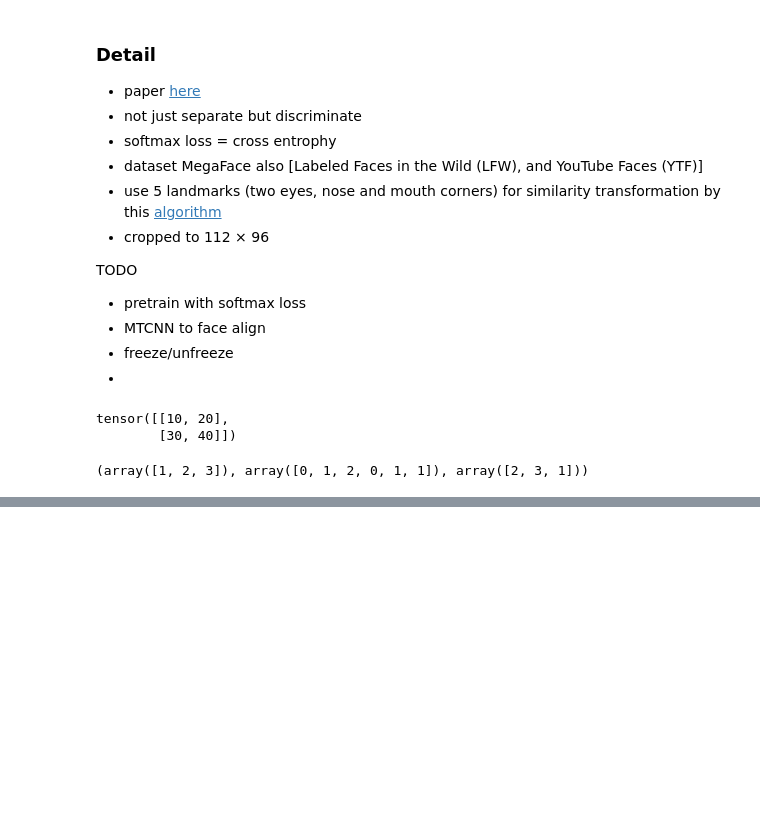
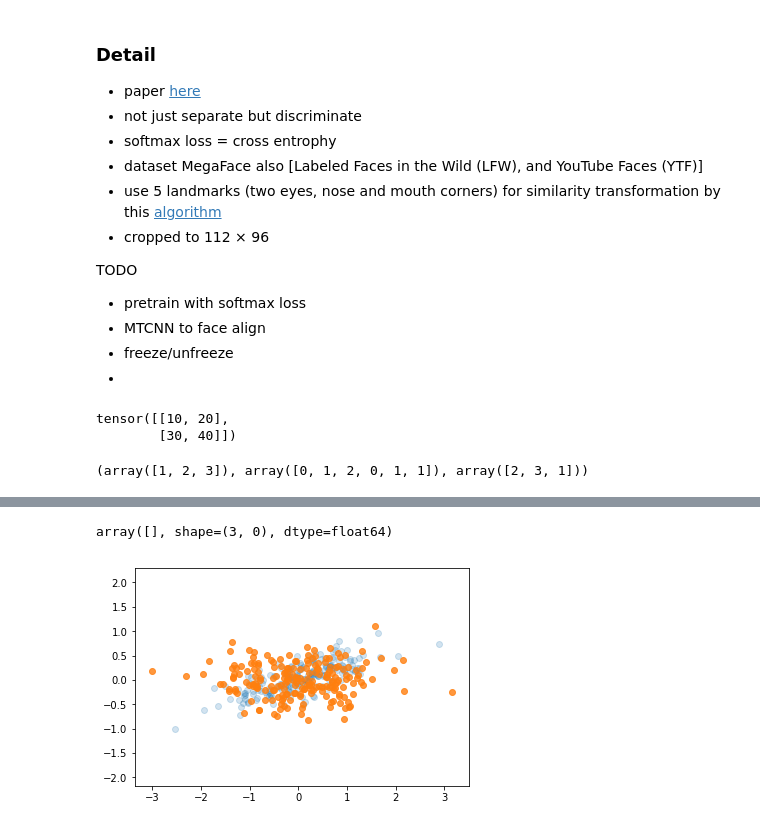
Before and after one commit to exitudio/research-ai, a Jupyter notebook: experiment/one-shot-learning/3. Center Loss.ipynb, the cells around one changed output, grey strips where cells are left out. Drawn from its saved outputs; the diff is of its cells as text; code cells hidden in the pictures; blank space fills up the shorter version.

```diff
--- a/experiment/one-shot-learning/3. Center Loss.ipynb
+++ b/experiment/one-shot-learning/3. Center Loss.ipynb
@@ -120,0 +101,17 @@ KeyboardInterrupt:
+# %%
+target, vector_embedded
+classes_data = np.array([[],[],[]])
+target = np.array([1,3,2])-1
+data = np.array([
+    [11,11,11],
+    [31,31,31],
+    [21,21,21]
+])
+np.concatenate((classes_data[target], data))
+classes_data[target]
+
+# for data in data_loader_test:
+#     print(data[1])
+#     break
+# %% [output]
+array([], shape=(3, 0), dtype=float64)
@@ -120,0 +123,15 @@ KeyboardInterrupt:
+# %%
+rng = np.random.RandomState(1)
+X = np.dot(rng.rand(3, 3), rng.randn(3, 200)).T
+# plt.scatter(X[:, 0], X[:, 1])
+# plt.axis('equal');
+# %%
+pca = PCA(n_components=2)
+pca.fit(X)
+X_pca = pca.transform(X)
+# %%
+plt.scatter(X[:, 0], X[:, 1], alpha=0.2)
+plt.scatter(X_pca[:, 0], X_pca[:, 1], alpha=0.8)
+plt.axis('equal');
+# %% [output]
+[figure, added]
```
Also changed, not shown: parts of 6 cells of this notebook, 3 other files.
